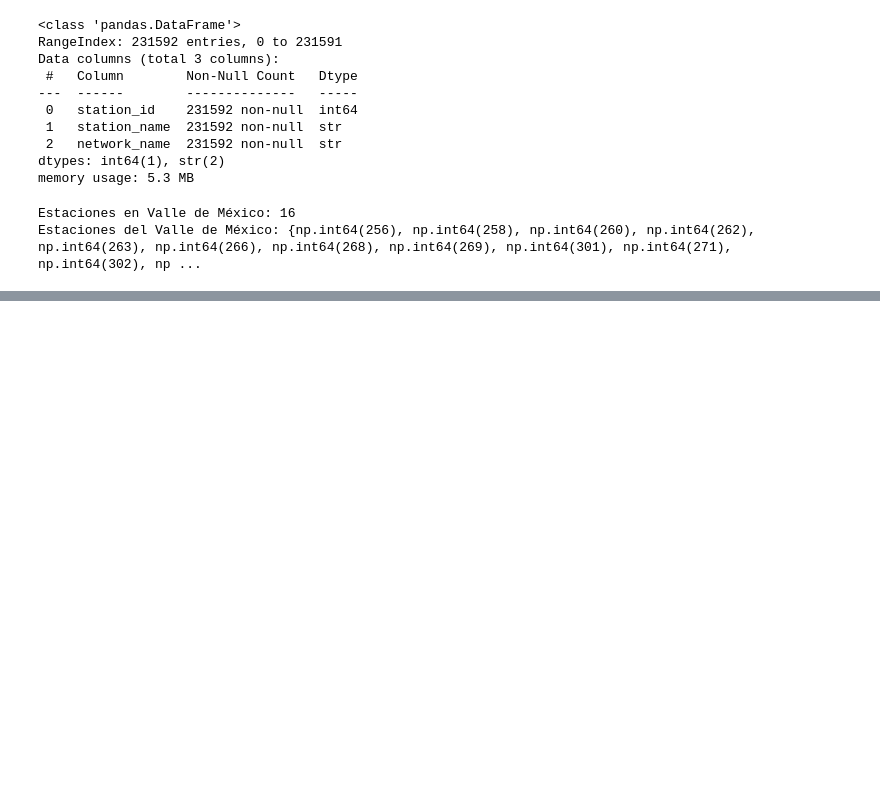
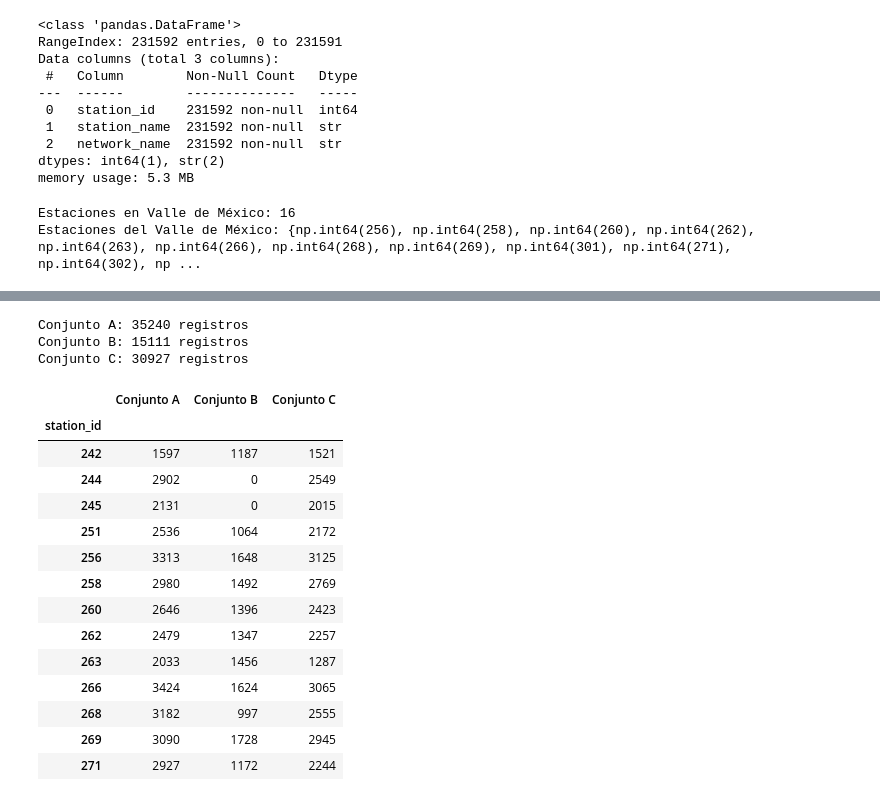
Before and after one commit to Diana-Torres21/Sistemas-Inteligentes, a Jupyter notebook: Proyecto-Final/Notebooks/Limpieza.ipynb, the cells around one changed output, grey strips where cells are left out. Drawn from its saved outputs; the diff is of its cells as text; code cells hidden in the pictures; blank space fills up the shorter version.

```diff
--- a/Proyecto-Final/Notebooks/Limpieza.ipynb
+++ b/Proyecto-Final/Notebooks/Limpieza.ipynb
@@ -163,0 +241,48 @@ Estaciones del Valle de México: {'Ajusco Medio', 'UAM Iztapalapa', 'Centro de C
+# %%
+variables_A = ["NO2", "O3", "CO"]
+variables_B = ["NO2", "O3", "CO", "TMP", "HR"]
+variables_C = ["NO2", "O3", "CO", "PM2.5"]
+
+completos_A = df_valle[variables_A].dropna()
+completos_B = df_valle[variables_B].dropna()
+completos_C = df_valle[variables_C].dropna()
+
+print("Conjunto A:", len(completos_A), "registros")
+print("Conjunto B:", len(completos_B), "registros")
+print("Conjunto C:", len(completos_C), "registros")
+# %% [output]
+Conjunto A: 35240 registros
+Conjunto B: 15111 registros
+Conjunto C: 30927 registros
+# %%
+comparacion = pd.DataFrame({
+    "Conjunto A": df_valle.dropna(
+        subset=variables_A
+    ).groupby("station_id").size(),
+
+    "Conjunto B": df_valle.dropna(
+        subset=variables_B
+    ).groupby("station_id").size(),
+
+    "Conjunto C": df_valle.dropna(
+        subset=variables_C
+    ).groupby("station_id").size()
+}).fillna(0).astype(int)
+
+display(comparacion)
+# %% [output]
+|  | Conjunto A | Conjunto B | Conjunto C |
+| station_id |  |  |  |
+| 242 | 1597 | 1187 | 1521 |
+| 244 | 2902 | 0 | 2549 |
+| 245 | 2131 | 0 | 2015 |
+| 251 | 2536 | 1064 | 2172 |
+| 256 | 3313 | 1648 | 3125 |
+| 258 | 2980 | 1492 | 2769 |
+| 260 | 2646 | 1396 | 2423 |
+| 262 | 2479 | 1347 | 2257 |
+| 263 | 2033 | 1456 | 1287 |
+| 266 | 3424 | 1624 | 3065 |
+| 268 | 3182 | 997 | 2555 |
+| 269 | 3090 | 1728 | 2945 |
+| 271 | 2927 | 1172 | 2244 |
```
Also changed, not shown: parts of 28 cells of this notebook.
